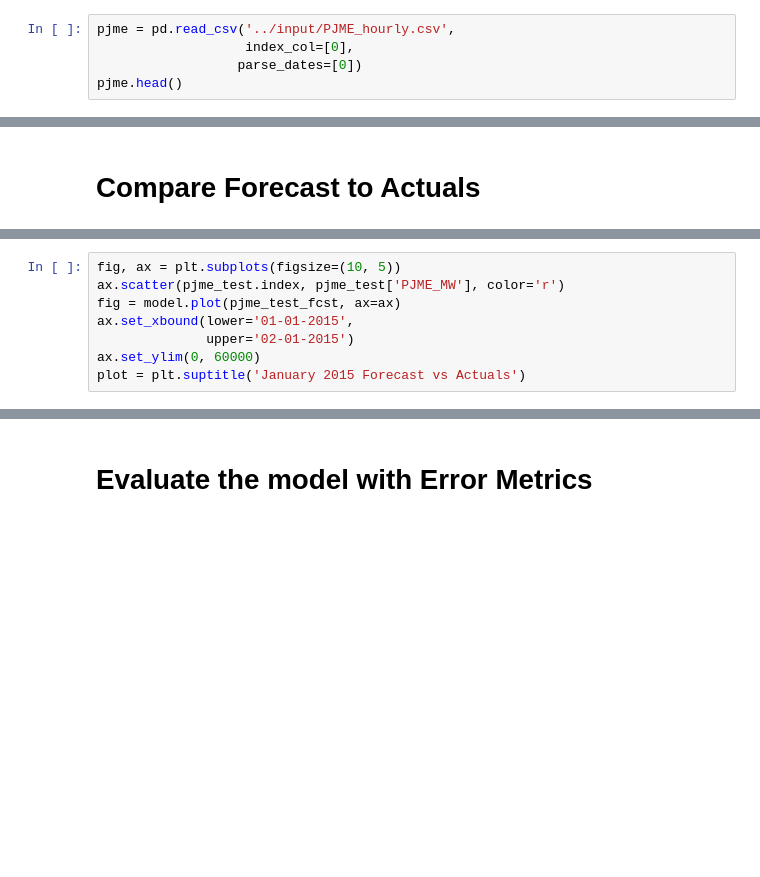
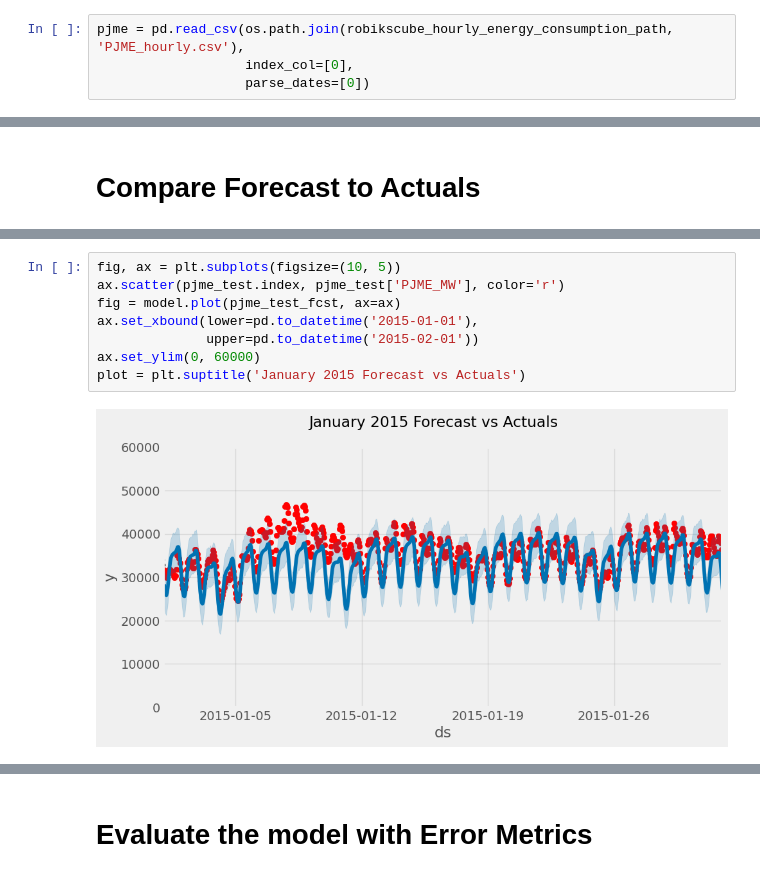
Before and after one commit to minarkap/facebook-prophet, a Jupyter notebook: Copia_de_📈_Time_Series_forecasting_with_Prophet_[YT].ipynb, the cells around one changed output, grey strips where cells are left out. Saved outputs shown, nothing was run; the diff lists cells and outputs as text; blank space fills up the shorter version.

```diff
--- a/Copia_de_📈_Time_Series_forecasting_with_Prophet_[YT].ipynb
+++ b/Copia_de_📈_Time_Series_forecasting_with_Prophet_[YT].ipynb
@@ -44,10 +56,9 @@ The data we will be using is hourly power consumption data from PJM. Energy cons
 
 Pulling the `PJM East` which has data from 2002-2018 for the entire east region.
 # %%
-pjme = pd.read_csv('../input/PJME_hourly.csv',
+pjme = pd.read_csv(os.path.join(robikscube_hourly_energy_consumption_path, 'PJME_hourly.csv'),
                    index_col=[0],
-                  parse_dates=[0])
-pjme.head()
+                   parse_dates=[0])
 # %%
 color_pal = sns.color_palette()
 pjme.plot(style='.',
@@ -166,11 +210,13 @@ fig = model.plot(pjme_test_fcst, ax=ax)
 # %%
 fig, ax = plt.subplots(figsize=(10, 5))
 ax.scatter(pjme_test.index, pjme_test['PJME_MW'], color='r')
 fig = model.plot(pjme_test_fcst, ax=ax)
-ax.set_xbound(lower='01-01-2015',
-              upper='02-01-2015')
+ax.set_xbound(lower=pd.to_datetime('2015-01-01'),
+              upper=pd.to_datetime('2015-02-01'))
 ax.set_ylim(0, 60000)
 plot = plt.suptitle('January 2015 Forecast vs Actuals')
+# %% [output]
+[figure, added]
 # %%
 # Plot the forecast with the actuals
 f, ax = plt.subplots(figsize=(15, 5))
```
Also changed, not shown: parts of 23 cells of this notebook.
